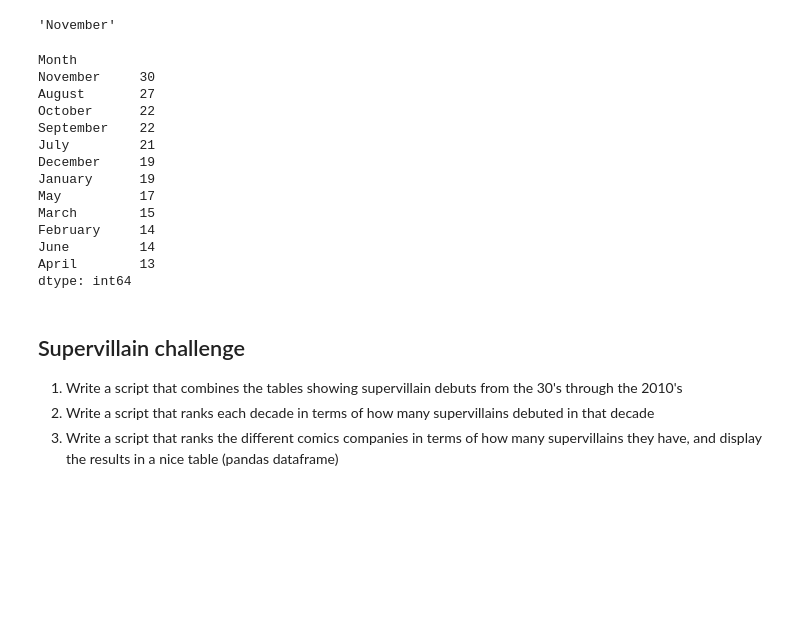
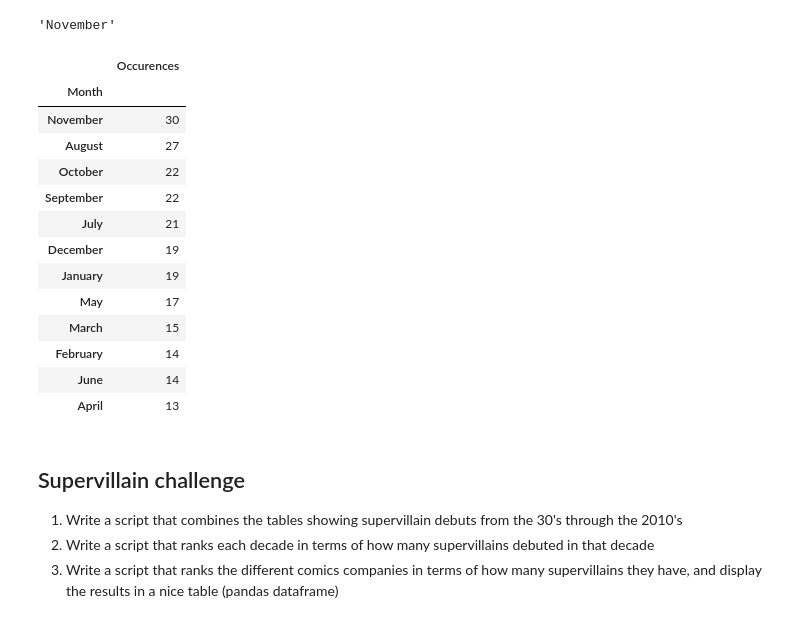
Before and after one commit to dlundgaard/cultdatsci-assignment02, a Jupyter notebook: fun_with_pandas.ipynb, the cells around one changed output. Saved outputs shown, nothing was run; the diff lists cells and outputs as text; code cells hidden in the pictures; blank space fills up the shorter version.

```diff
--- a/fun_with_pandas.ipynb
+++ b/fun_with_pandas.ipynb
@@ -92,22 +92,22 @@ dataset.value_counts("Month").idxmax()
 # %% [output]
 'November'
 # %%
-dataset.value_counts("Month")
+dataset.value_counts("Month").rename("Occurences").to_frame()
 # %% [output]
-Month
-November     30
-August       27
-October      22
-September    22
-July         21
-December     19
-January      19
-May          17
-March        15
-February     14
-June         14
-April        13
-dtype: int64
+|  | Occurences |
+| Month |  |
+| November | 30 |
+| August | 27 |
+| October | 22 |
+| September | 22 |
+| July | 21 |
+| December | 19 |
+| January | 19 |
+| May | 17 |
+| March | 15 |
+| February | 14 |
+| June | 14 |
+| April | 13 |
 # %% [markdown]
 ## Supervillain challenge
 
```
Also changed, not shown: parts of 5 cells of this notebook, 1 other file.
